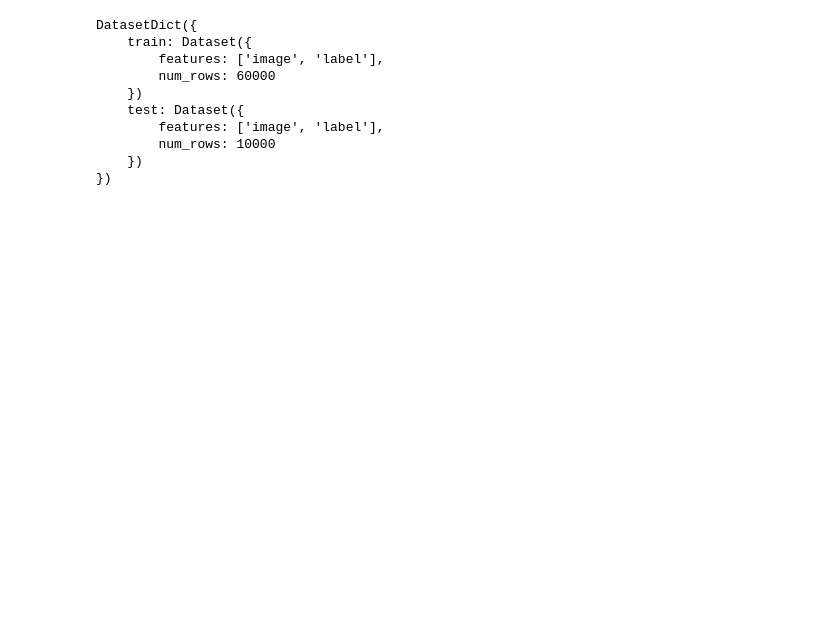
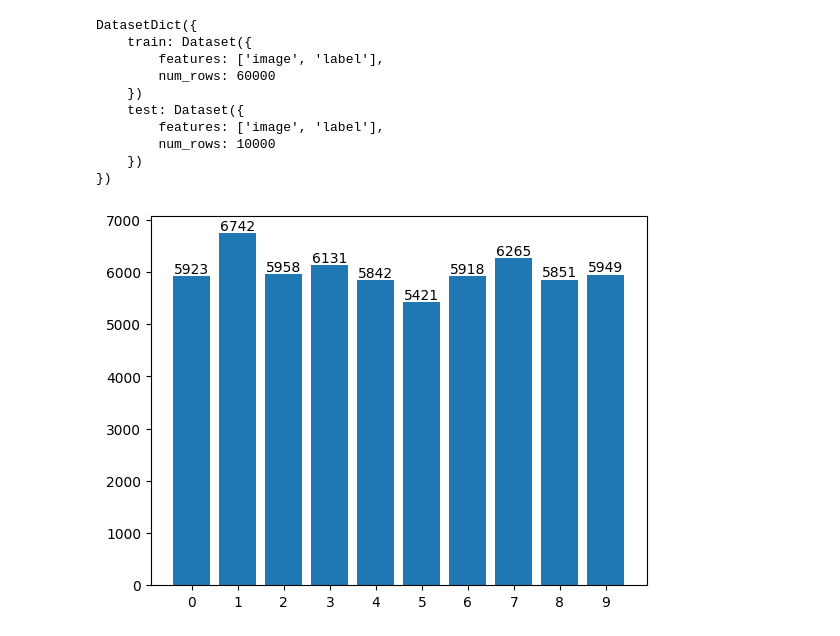
Before and after one commit to manuelamfo/exercicios_MachineLearning, a Jupyter notebook: exercicio_Flower.ipynb, the cells around one changed output. Cells and saved outputs as stored; diff of their text form; code cells hidden in the pictures; blank space fills up the shorter version.

```diff
--- a/exercicio_Flower.ipynb
+++ b/exercicio_Flower.ipynb
@@ -44,11 +85,17 @@ DatasetDict({
 # %%
 # visualizo a distribuição dos dados de treino por meio de um histograma
 import matplotlib.pyplot as plt
 from collections import Counter
 
 # construo o histograma
 all_labels = mnist["train"]["label"]
 all_labels_counts = Counter(all_labels)
 
 # visualizo o histograma
-bar = plt.bar(all_labels_counts.keys())
+bar = plt.bar(all_labels_counts.keys(), all_labels_counts.values())
+_ = plt.bar_label(bar)
+
+# plot formatting ?
+_ = plt.xticks([label for label in all_labels_counts.keys()])
+# %% [output]
+[figure, added]
```
Also changed, not shown: parts of 7 cells of this notebook.
